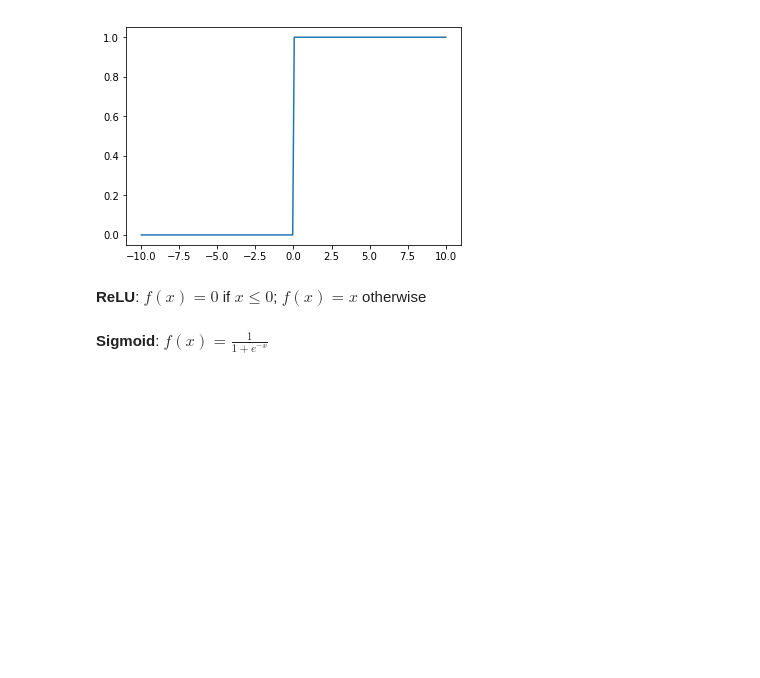
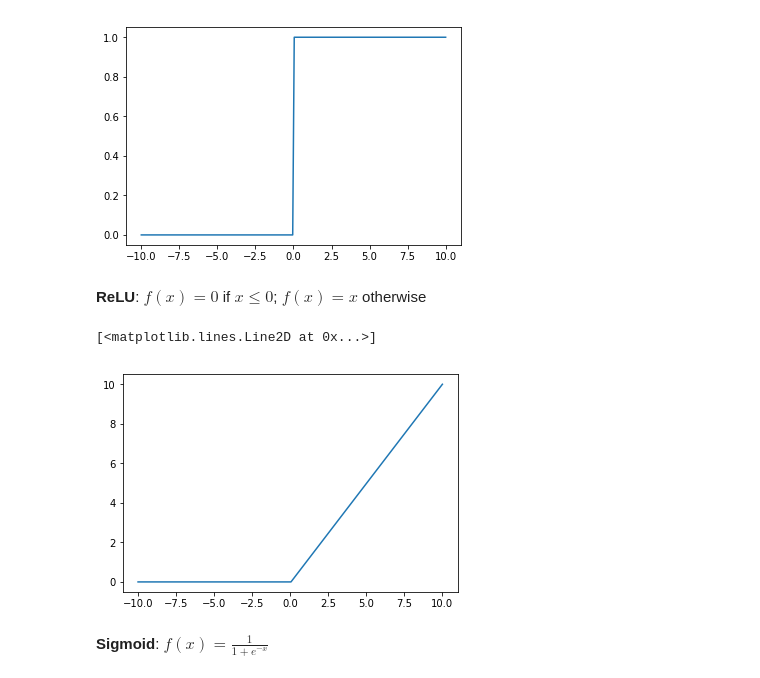
Before and after one commit to tsgreenwood-flatiron-data-science/intro_neur_ntwks_seattle-ds-040119, a Jupyter notebook: on_neural_networks.ipynb, the cells around one changed output. Drawn from its saved outputs; the diff is of its cells as text; code cells hidden in the pictures; blank space fills up the shorter version.

```diff
--- a/on_neural_networks.ipynb
+++ b/on_neural_networks.ipynb
@@ -113,3 +123,12 @@ plt.plot(X, y_bs);
+# %%
+# Coding ReLU:
+y_relu = list(np.zeros(100))
+y_relu.extend(np.linspace(0, 10, 100))
+
+plt.plot(X, y_relu)
+# %% [output]
+[<matplotlib.lines.Line2D at 0x...>]
+[figure, added]
 # %% [markdown]
 **Sigmoid**: $f(x) = \frac{1}{1 + e^{-x}}$
 # %%
```
Also changed, not shown: parts of 4 cells of this notebook.
